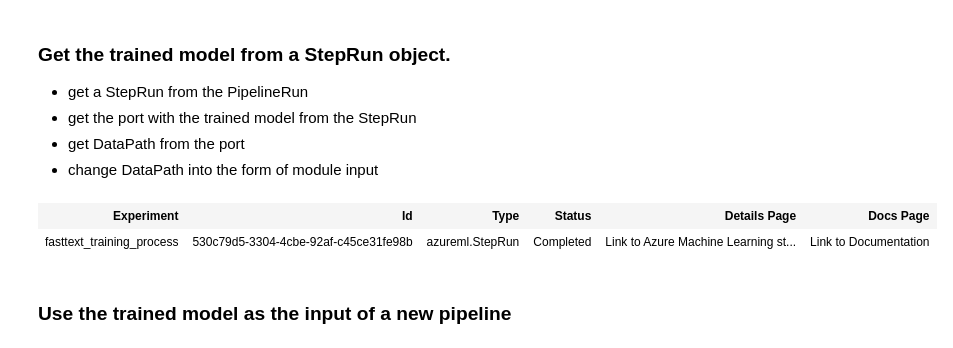
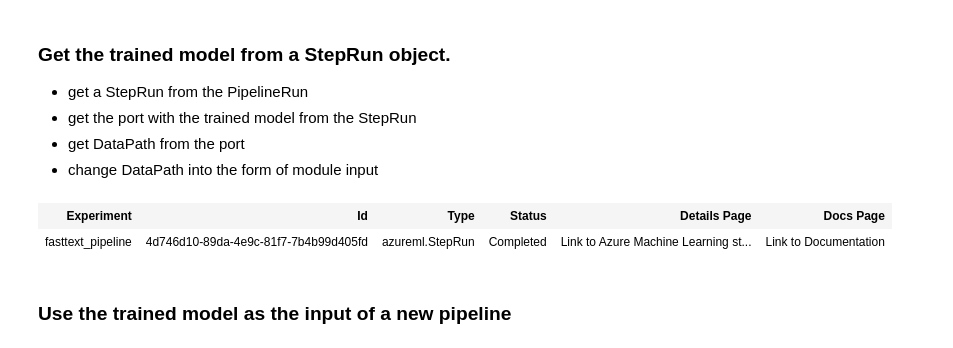
Before and after one commit to smallhaes/fasttext-sentence-classification, a Jupyter notebook: fasttext_batch_inference.ipynb, the cells around one changed output. Saved outputs shown, nothing was run; the diff lists cells and outputs as text; code cells hidden in the pictures.

```diff
--- a/fasttext_batch_inference.ipynb
+++ b/fasttext_batch_inference.ipynb
@@ -95,7 +123,7 @@ exp_name_list
 # %% [markdown]
 ### Choose the experiment you want with its name
 # %%
-experiment_name = "fasttext_training_process"
+experiment_name = "fasttext_pipeline"
 experiment = Experiment(workspace, experiment_name)
 experiment
 # %% [output]
@@ -143,12 +156,12 @@ Status: Completed)
 - change DataPath into the form of module input
 # %%
 # step_run_id will be from the visualization result.
-step_run_id = '530c79d5-3304-4cbe-92af-c45ce31fe98b'
+step_run_id = '4d746d10-89da-4e9c-81f7-7b4b99d405fd'
 step_run = pipeline_run.get_step_run(step_run_id)
 step_run
 # %% [output]
 | Experiment | Id | Type | Status | Details Page | Docs Page |
-| fasttext_training_process | 530c79d5-3304-4cbe-92af-c45ce31fe98b | azureml.StepRun | Completed | Link to Azure Machine Learning st... | Link to Documentation |
+| fasttext_pipeline | 4d746d10-89da-4e9c-81f7-7b4b99d405fd | azureml.StepRun | Completed | Link to Azure Machine Learning st... | Link to Documentation |
 # %% [markdown]
 ### Use the trained model as the input of a new pipeline
 # %%
```
Also changed, not shown: parts of 17 cells of this notebook, 6 other files.
